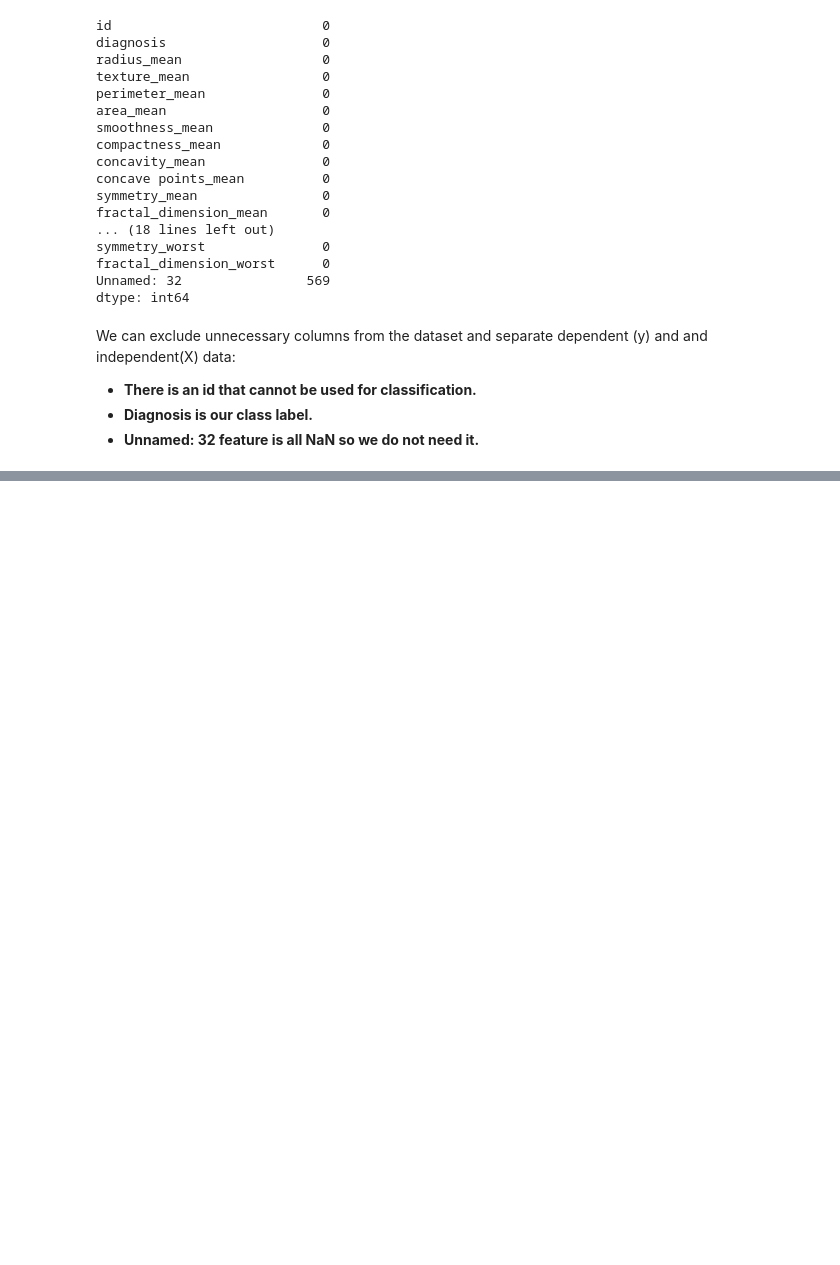
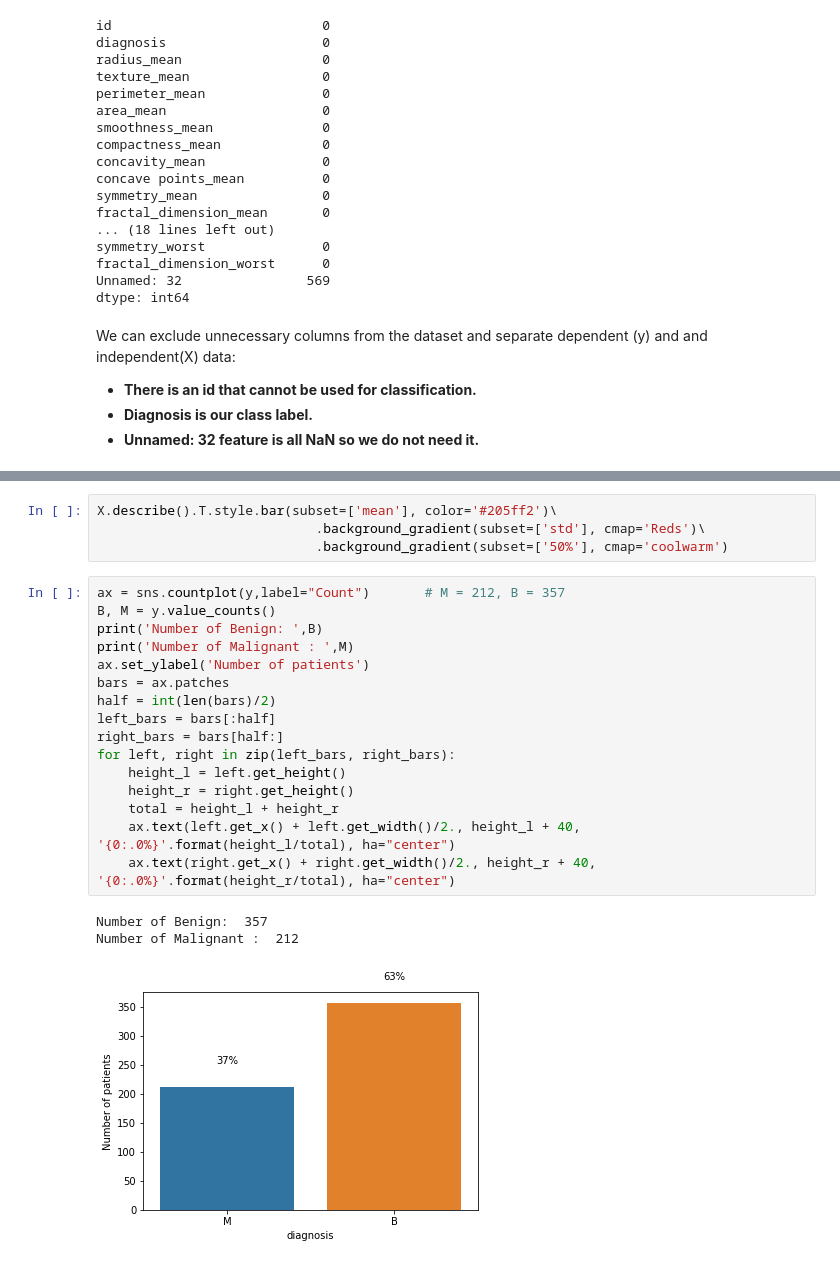
Before and after one commit to rafaesam/Causal-Inference, a Jupyter notebook: notebooks/EDA.ipynb, the cells around one changed output, grey strips where cells are left out. Saved outputs shown, nothing was run; the diff lists cells and outputs as text; blank space fills up the shorter version.

```diff
--- a/notebooks/EDA.ipynb
+++ b/notebooks/EDA.ipynb
@@ -102,0 +159,24 @@ X = data.drop(list_drp,axis = 1 )
+# %%
+X.describe().T.style.bar(subset=['mean'], color='#205ff2')\
+                            .background_gradient(subset=['std'], cmap='Reds')\
+                            .background_gradient(subset=['50%'], cmap='coolwarm')
+# %%
+ax = sns.countplot(y,label="Count")       # M = 212, B = 357
+B, M = y.value_counts()
+print('Number of Benign: ',B)
+print('Number of Malignant : ',M)
+ax.set_ylabel('Number of patients')
+bars = ax.patches
+half = int(len(bars)/2)
+left_bars = bars[:half]
+right_bars = bars[half:]
+for left, right in zip(left_bars, right_bars):
+    height_l = left.get_height()
+    height_r = right.get_height()
+    total = height_l + height_r
+    ax.text(left.get_x() + left.get_width()/2., height_l + 40, '{0:.0%}'.format(height_l/total), ha="center")
+    ax.text(right.get_x() + right.get_width()/2., height_r + 40, '{0:.0%}'.format(height_r/total), ha="center")
+# %% [output]
+Number of Benign:  357
+Number of Malignant :  212
+[figure, added]
```
Also changed, not shown: parts of 7 cells of this notebook, 5 other files.
